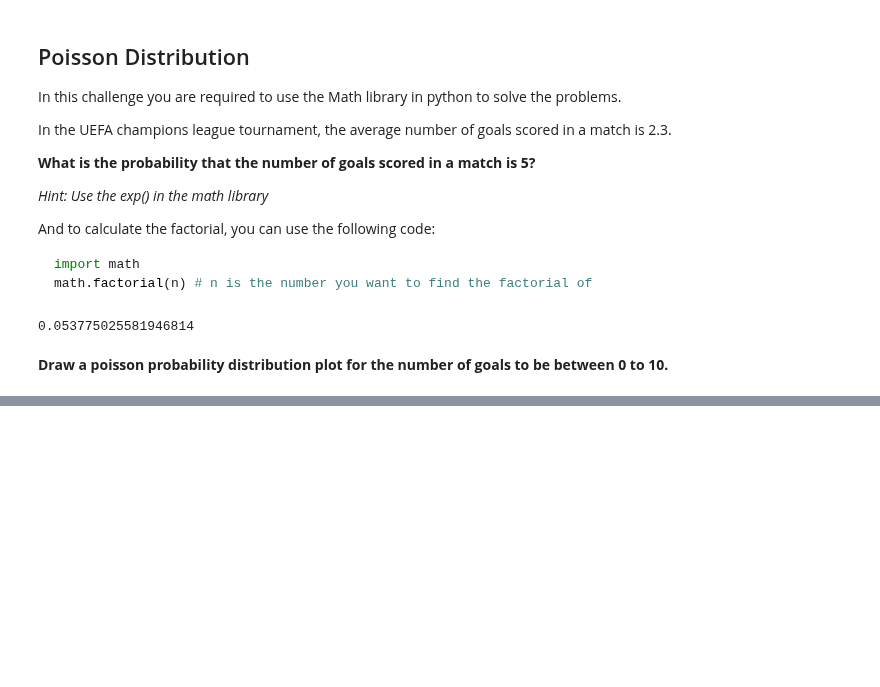
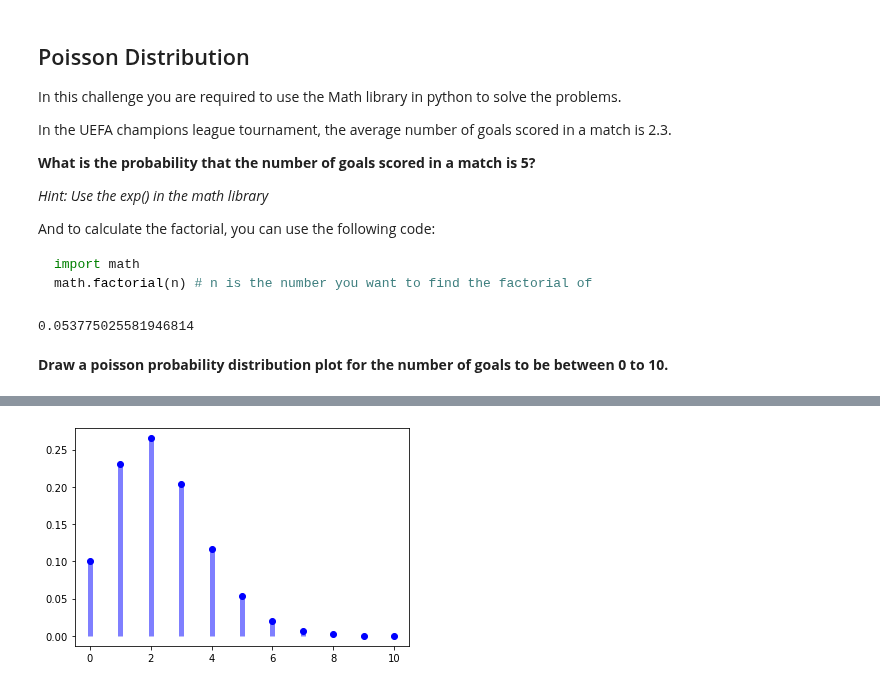
Before and after one commit to ta-data-bcn/lab-discrete-probability-distribution, a Jupyter notebook: your-code/main.ipynb, the cells around one changed output, grey strips where cells are left out. Cells and saved outputs as stored; diff of their text form; code cells hidden in the pictures; blank space fills up the shorter version.

```diff
--- a/your-code/main.ipynb
+++ b/your-code/main.ipynb
@@ -207,0 +218,14 @@ plt.show()
+# %%
+#fancy way of doing the same
+
+# create a range of numbers we want to study 0-10
+x = np.arange(0,11)
+
+#generate probabilities for every value from 0-10 (i) with mean 2.3, so we can draw the lines between points
+poisson_dist = [poisson.pmf(i,2.3) for i in  x]
+
+plt.plot(x, poisson_dist, 'bo')
+plt.vlines(x, 0, poisson_dist, colors='b', lw = 5, alpha=0.5)
+plt.show()
+# %% [output]
+[figure, added]
```
Also changed, not shown: parts of 4 cells of this notebook.
